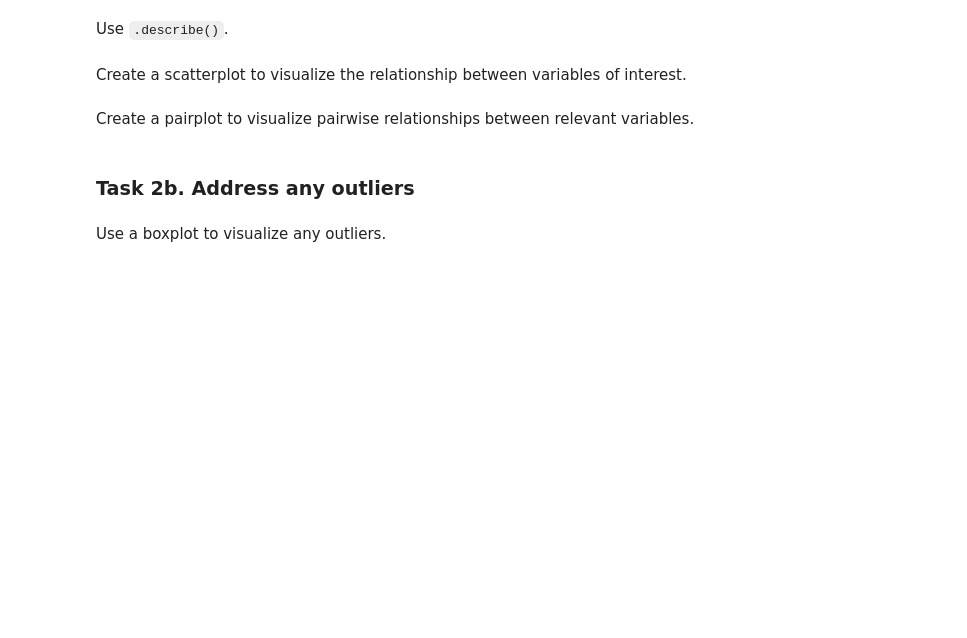
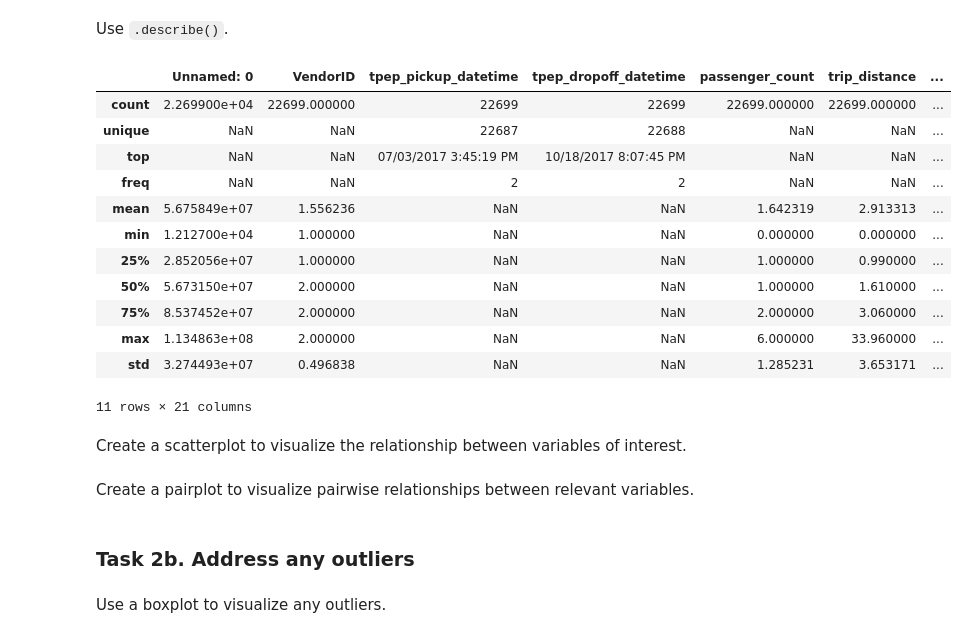
Before and after one commit to Thiraphat-DEV/TaxiTrips, a Jupyter notebook: taxi_trip.ipynb, the cells around one changed output. Cells and saved outputs as stored; diff of their text form; code cells hidden in the pictures; blank space fills up the shorter version.

Commit message:
include data

```diff
--- a/taxi_trip.ipynb
+++ b/taxi_trip.ipynb
@@ -9,7 +47,7 @@ Import the packages that you've learned are needed for building linear regressio
 ### YOUR CODE HERE ###
 
 # Read in data from NYC TLC dataset provided and load into dataframe
-df0=pd.read_csv("2017_Yellow_Taxi_Trip_Data.csv") # index_col parameter specified to avoid "Unnamed: 0" column when reading in data from csv
+taxi_data = pd.read_csv("2017_Yellow_Taxi_Trip_Data.csv") # index_col parameter specified to avoid "Unnamed: 0" column when reading in data from csv
 
 # Display "Data loaded" once the data has been loaded
 # %% [markdown]
@@ -17,3 +55,8 @@ Start with `.shape` and `.info()`.
 # %%
 # Start with `.shape` and `.info()`
 ### YOUR CODE HERE ###
+data = taxi_data.copy()
+
+data.shape
+
+data.info()
@@ -29,0 +101,8 @@ Create `trip_duration`.
+# %%
+#convert tpep_dropoff_datetime and tpep_pickup_datetime from to datetime format
+data['drop_off_converted'] = pd.to_datetime(data['tpep_dropoff_datetime'], format="%m/%d/%Y %I:%M:%S %p" )
+
+data['pick_up_converted'] = pd.to_datetime(data['tpep_pickup_datetime'], format="%m/%d/%Y %I:%M:%S %p" )
+data['trip_duration'] = (data['drop_off_converted'] - data['pick_up_converted']) / np.timedelta64(1, 'm')
+
+data.head(n = 5)
@@ -40,3 +152,20 @@ Use `.describe()`.
+# %%
+# Display Statistics with A/B Testing
+data.describe(include= 'all')
+# %% [output]
+|  | Unnamed: 0 | VendorID | tpep_pickup_datetime | tpep_dropoff_datetime | passenger_count | trip_distance | ... |
+| count | 2.269900e+04 | 22699.000000 | 22699 | 22699 | 22699.000000 | 22699.000000 | ... |
+| unique | NaN | NaN | 22687 | 22688 | NaN | NaN | ... |
+| top | NaN | NaN | 07/03/2017 3:45:19 PM | 10/18/2017 8:07:45 PM | NaN | NaN | ... |
+| freq | NaN | NaN | 2 | 2 | NaN | NaN | ... |
+| mean | 5.675849e+07 | 1.556236 | NaN | NaN | 1.642319 | 2.913313 | ... |
+| min | 1.212700e+04 | 1.000000 | NaN | NaN | 0.000000 | 0.000000 | ... |
+| 25% | 2.852056e+07 | 1.000000 | NaN | NaN | 1.000000 | 0.990000 | ... |
+| 50% | 5.673150e+07 | 2.000000 | NaN | NaN | 1.000000 | 1.610000 | ... |
+| 75% | 8.537452e+07 | 2.000000 | NaN | NaN | 2.000000 | 3.060000 | ... |
+| max | 1.134863e+08 | 2.000000 | NaN | NaN | 6.000000 | 33.960000 | ... |
+| std | 3.274493e+07 | 0.496838 | NaN | NaN | 1.285231 | 3.653171 | ... |
+11 rows × 21 columns
 # %% [markdown]
 Create a scatterplot to visualize the relationship between variables of interest.
 # %%
```
Also changed, not shown: parts of 10 cells of this notebook, 1 other file.
